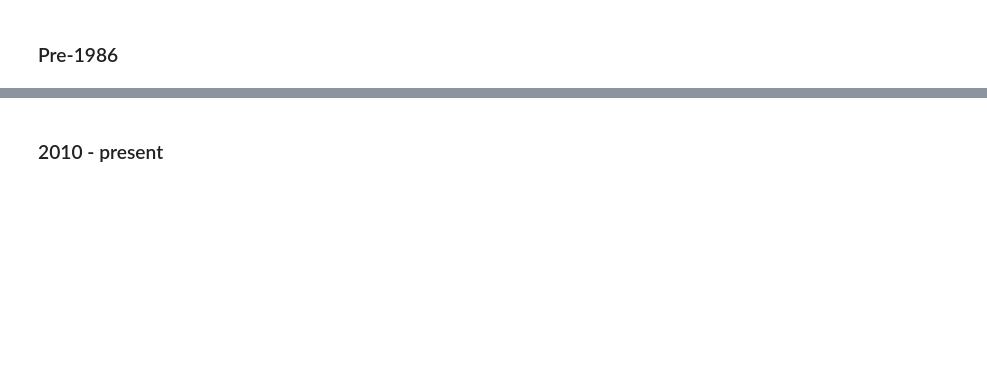
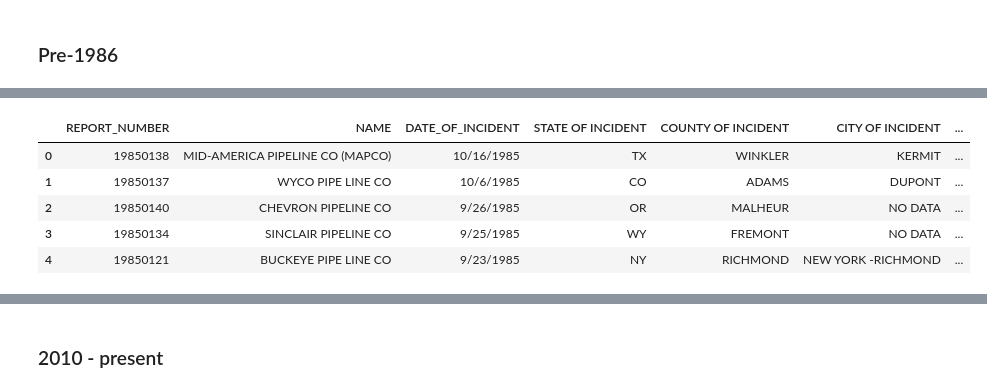
Before and after one commit to JeffreyS-0/Oil_Spills_Overtime_Analysis, a Jupyter notebook: oilspill_dataframes.ipynb, the cells around one changed output, grey strips where cells are left out. Cells and saved outputs as stored; diff of their text form; code cells hidden in the pictures; blank space fills up the shorter version.

```diff
--- a/oilspill_dataframes.ipynb
+++ b/oilspill_dataframes.ipynb
@@ -25,47 +42,49 @@ pre1986_df
 # %%
 #create list of old column names and new column names
 old_names = [
- 'OPERATOR_NAME',
- 'ACCIDENT_DATE',
- 'ACCIDENT_STATE',
- 'ACCIDENT_COUNTY',
- 'ACCIDENT_CITY',
- 'COMMODITY',
- 'LOSS_BBLS',
- 'TOTAL_FATALITIES',
- 'TOTAL_INJURIES',
- 'IS_FIRE',
- 'IS_EXPLOSION',
- 'IS_ABOVE_GROUND_TEXT',
- 'TOTAL_PRPTY_DAMAGE']
+    'REPORT_ID',
+    'OPERATOR_NAME',
+    'ACCIDENT_DATE',
+    'ACCIDENT_STATE',
+    'ACCIDENT_COUNTY',
+    'ACCIDENT_CITY',
+    'COMMODITY',
+    'TOTAL_FATALITIES',
+    'TOTAL_INJURIES',
+    'IS_ABOVE_GROUND_TEXT',
+    'DEPTH_OF_COVER',
+    'SYS_PART_INVOLVED_TEXT',
+    'TOTAL_PRPTY_DAMAGE',
+    'ESTIMATE_ACC_PRESSURE',
+    'PRIMARY_CAUSE_TEXT']
 
-new_names = ['NAME',
+new_names = [
+ 'REPORT_NUMBER',
+ 'NAME',
  'DATE_OF_INCIDENT',
- ''
+ 'STATE OF INCIDENT',
+ 'COUNTY OF INCIDENT',
+ 'CITY OF INCIDENT',
  'COMMODITY_RELEASED_TYPE',
  'FATALITY_IND',
  'INJURY_IND',
- 'SHUTDOWN_DUE_ACCIDENT_IND',
- 'IGNITE_IND',
- 'EXPLODE_IND',
- 'ON_OFF_SHORE',
  'INCIDENT_AREA_TYPE',
  'DEPTH_OF_COVER',
  'ITEM_INVOLVED',
- 'PIPE_DIAMETER',
- 'INSTALLATION_YEAR',
- 'RELEASE_TYPE',
- 'LEAK_TYPE',
  'PRPTY',
  'ACCIDENT_PRESSURE',
- 'SCADA_DETECTION_IND',
- 'CPM_DETECTION_IND',
- 'WATER_CONTAM_IND',
- 'CAUSE',
- 'CAUSE_DETAILS']
+ 'CAUSE'
+ ]
 #create dictionary of old name and new names
 new_columns = dict(zip(old_names, new_names))
 
 #rename columns
-df.rename(new_columns, axis=1, inplace=True)
-#
+pre1986_df.rename(new_columns, axis=1, inplace=True)
+pre1986_df.head()
+# %% [output]
+|  | REPORT_NUMBER | NAME | DATE_OF_INCIDENT | STATE OF INCIDENT | COUNTY OF INCIDENT | CITY OF INCIDENT | ... |
+| 0 | 19850138 | MID-AMERICA PIPELINE CO (MAPCO) | 10/16/1985 | TX | WINKLER | KERMIT | ... |
+| 1 | 19850137 | WYCO PIPE LINE CO | 10/6/1985 | CO | ADAMS | DUPONT | ... |
+| 2 | 19850140 | CHEVRON PIPELINE CO | 9/26/1985 | OR | MALHEUR | NO DATA | ... |
+| 3 | 19850134 | SINCLAIR PIPELINE CO | 9/25/1985 | WY | FREMONT | NO DATA | ... |
+| 4 | 19850121 | BUCKEYE PIPE LINE CO | 9/23/1985 | NY | RICHMOND | NEW YORK -RICHMOND | ... |
```
Also changed, not shown: parts of 18 cells of this notebook.
